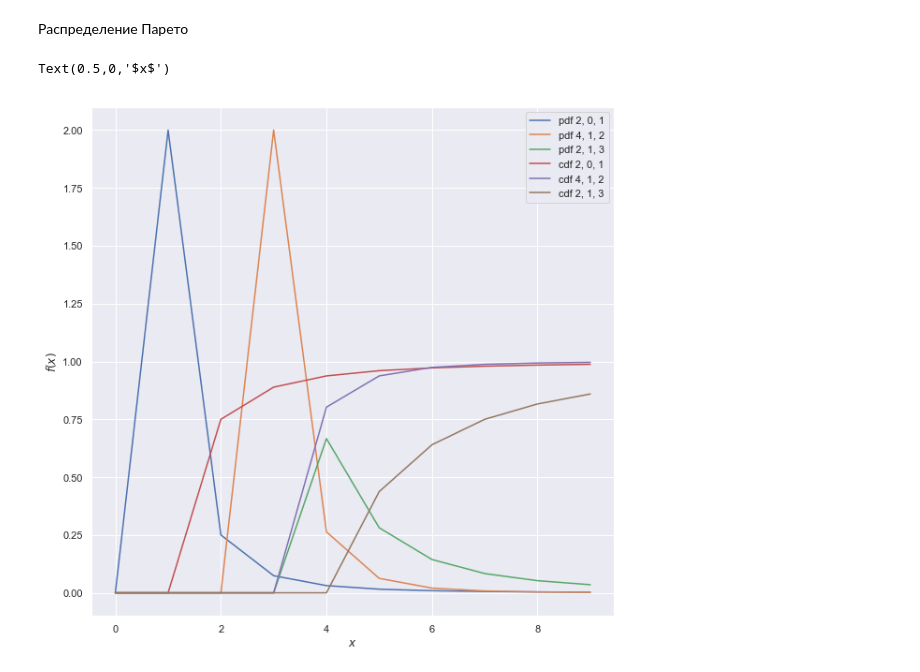
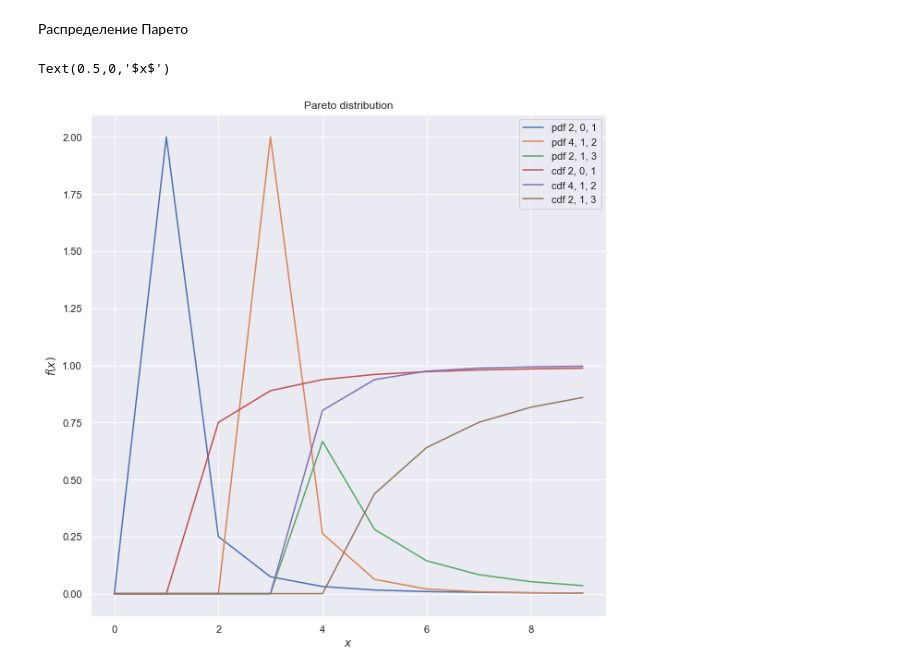
Before and after one commit to Ilmetov/Netology_ilmetov, a Jupyter notebook: Ter_Ver_And_Stat/ДЗ_probability.ipynb, the cells around one changed output. Cells and saved outputs as stored; diff of their text form; code cells hidden in the pictures.

```diff
--- a/Ter_Ver_And_Stat/ДЗ_probability.ipynb
+++ b/Ter_Ver_And_Stat/ДЗ_probability.ipynb
@@ -98,26 +111,26 @@ Text(0.5,0,'$x$')
 # %%
 pareto_rv = sts.pareto(2, loc=0, scale=1)
 pareto_rv2 = sts.pareto(4, loc=1, scale=2)
 pareto_rv3 = sts.pareto(2, loc=1, scale=3)
 
 x = np.linspace(0,9,10)
 pdf = pareto_rv.pdf(x)
 pdf2 = pareto_rv2.pdf(x)
 pdf3 = pareto_rv3.pdf(x)
 cdf = pareto_rv.cdf(x)
 cdf2 = pareto_rv2.cdf(x)
 cdf3 = pareto_rv3.cdf(x)
 plt.figure(figsize=(10,10))
 plt.plot(pdf)
 plt.plot(pdf2)
 plt.plot(pdf3)
 plt.plot(cdf)
 plt.plot(cdf2)
 plt.plot(cdf3)
-
+plt.title('Pareto distribution')
 plt.legend(['pdf 2, 0, 1',  'pdf 4, 1, 2', 'pdf 2, 1, 3', 'cdf 2, 0, 1',  'cdf 4, 1, 2', 'cdf 2, 1, 3'])
 plt.ylabel('$f(x)$')
 plt.xlabel('$x$')
 # %% [output]
 Text(0.5,0,'$x$')
-[figure, old version]
+[figure, new version]
```
Also changed, not shown: parts of 4 cells of this notebook.
